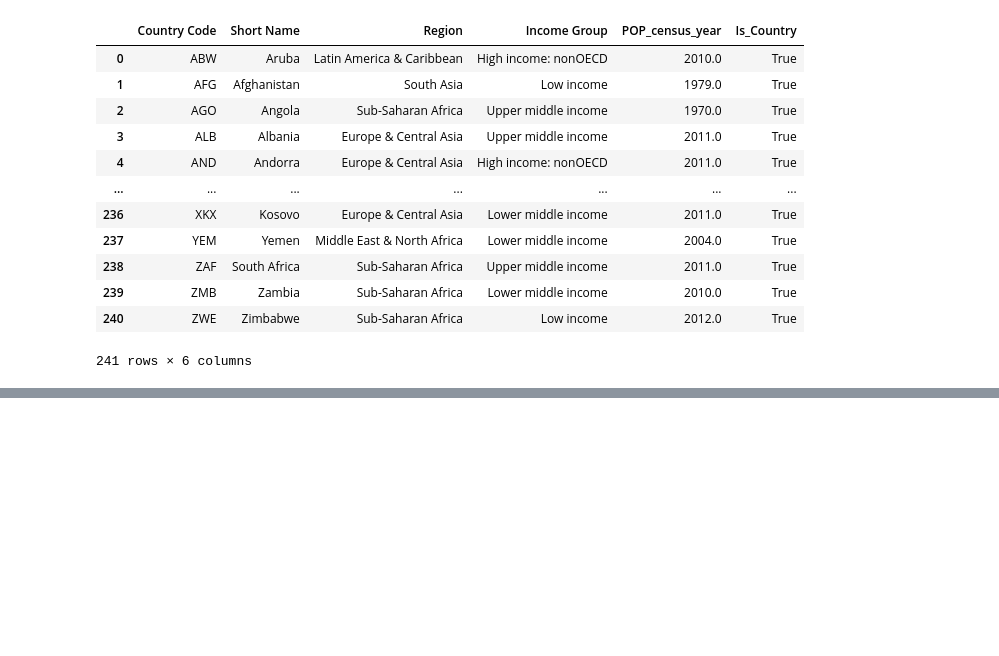
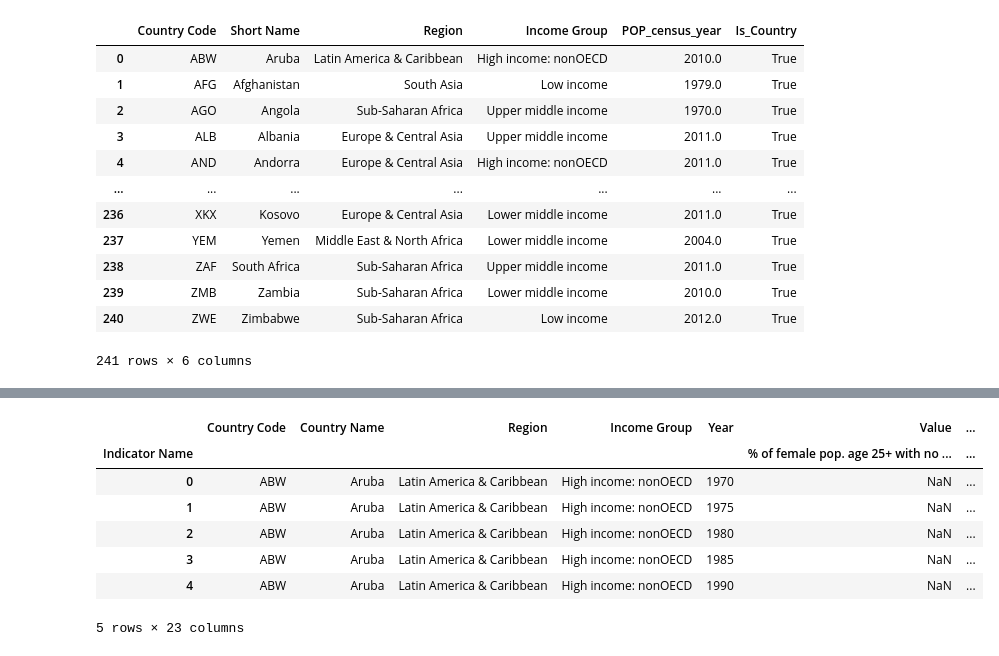
Before and after one commit to MagdaW19/Cleaning-Data, a Jupyter notebook: education/Data-Cleaning.ipynb, the cells around one changed output, grey strips where cells are left out. Drawn from its saved outputs; the diff is of its cells as text; code cells hidden in the pictures; blank space fills up the shorter version.

```diff
--- a/education/Data-Cleaning.ipynb
+++ b/education/Data-Cleaning.ipynb
@@ -184,0 +215,6 @@ memory usage: 26.2+ KB
+# %%
+df_off = pd.melt(df_off,
+                 id_vars=['Country Code','Country Name','Indicator Name','Region','Income Group'],
+                 value_vars=['1970','1975','1980','1985','1990','1995','2000','2005','2010'],
+                 var_name='Year',
+                 value_name='Value')
@@ -184,0 +242,2 @@ memory usage: 26.2+ KB
+# %%
+df_off['Indicator Name'] = df_off['Indicator Name'].apply(u.simplify_indicators)
@@ -185 +265,5 @@ memory usage: 26.2+ KB
+# %%
+df_off = df_off.set_index(['Indicator Name','Country Code','Country Name','Region','Income Group','Year' ]).unstack('Indicator Name')
+# %%
+df_off = df_off.reset_index()
 # %%
@@ -186,0 +271,11 @@ df_off[df_off['Is_Country']].to_csv(os.path.join(clean_data, 'education_level.cs
+# %%
+df_off.head()
+# %% [output]
+|  | Country Code | Country Name | Region | Income Group | Year | Value | ... |
+| Indicator Name |  |  |  |  |  | % of female pop. age 25+ with no ... | ... |
+| 0 | ABW | Aruba | Latin America & Caribbean | High income: nonOECD | 1970 | NaN | ... |
+| 1 | ABW | Aruba | Latin America & Caribbean | High income: nonOECD | 1975 | NaN | ... |
+| 2 | ABW | Aruba | Latin America & Caribbean | High income: nonOECD | 1980 | NaN | ... |
+| 3 | ABW | Aruba | Latin America & Caribbean | High income: nonOECD | 1985 | NaN | ... |
+| 4 | ABW | Aruba | Latin America & Caribbean | High income: nonOECD | 1990 | NaN | ... |
+5 rows × 23 columns
```
Also changed, not shown: parts of 26 cells of this notebook, 2 other files.
